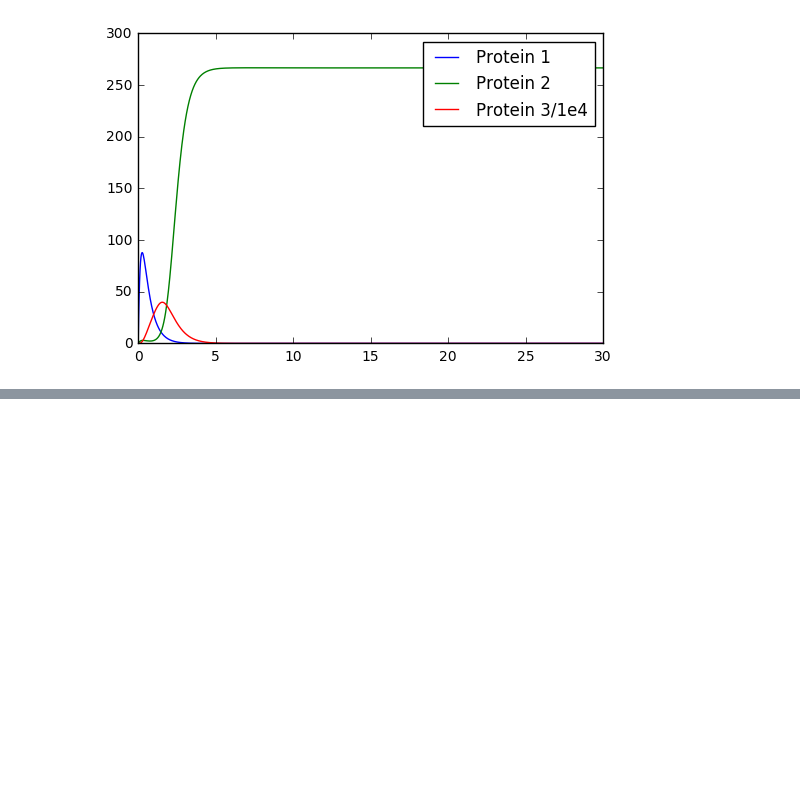
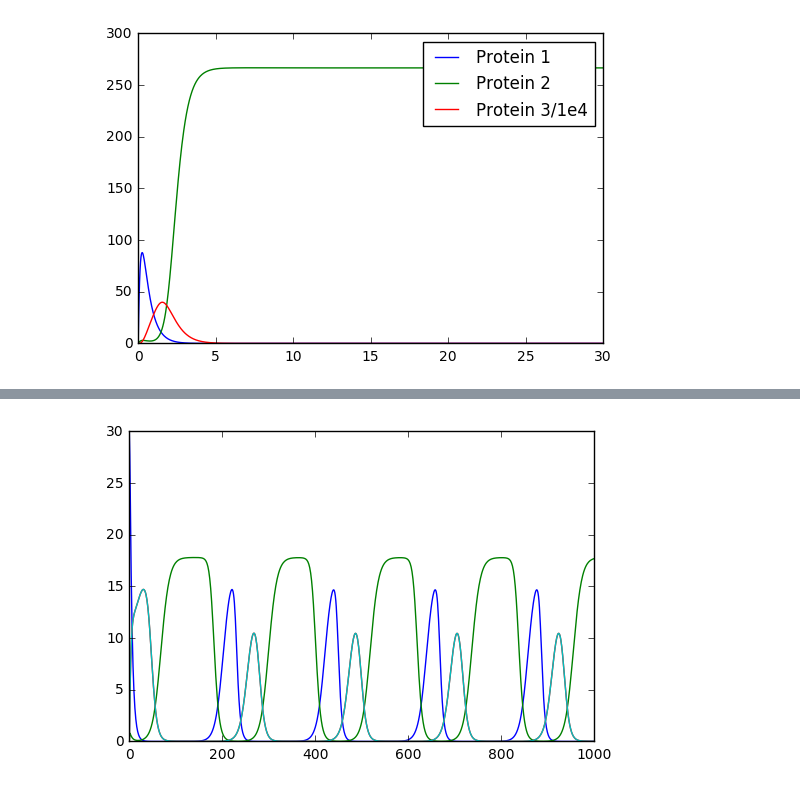
Before and after one commit to joagutierrez/CRISPR_OSCILLATOR, a Jupyter notebook: Maerkl-Repressilator.ipynb, the cells around one changed output, grey strips where cells are left out. Saved outputs shown, nothing was run; the diff lists cells and outputs as text; code cells hidden in the pictures; blank space fills up the shorter version.

```diff
--- a/Maerkl-Repressilator.ipynb
+++ b/Maerkl-Repressilator.ipynb
@@ -165,0 +228,7 @@ plt.legend();
+# %%
+plt.plot(y[:,0])
+plt.plot(y[:,1])
+plt.plot(y[:,2])
+plt.plot(y[:,7]);
+# %% [output]
+[figure, added]
```
Also changed, not shown: parts of 9 cells of this notebook.
